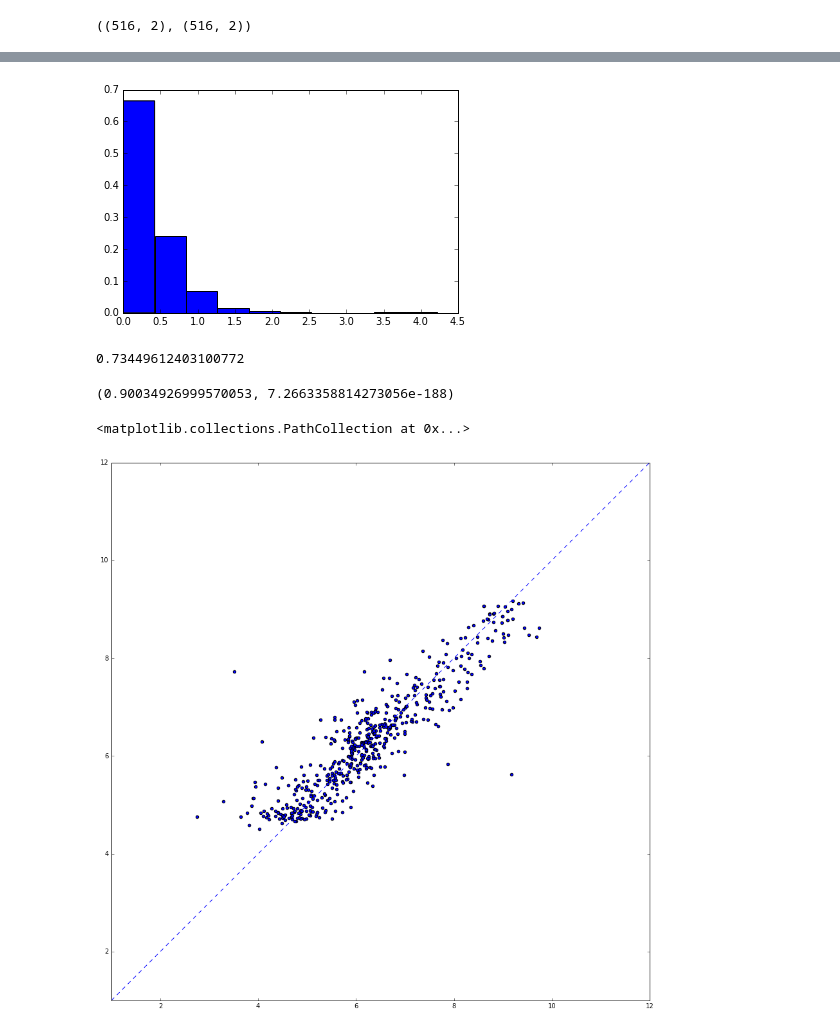
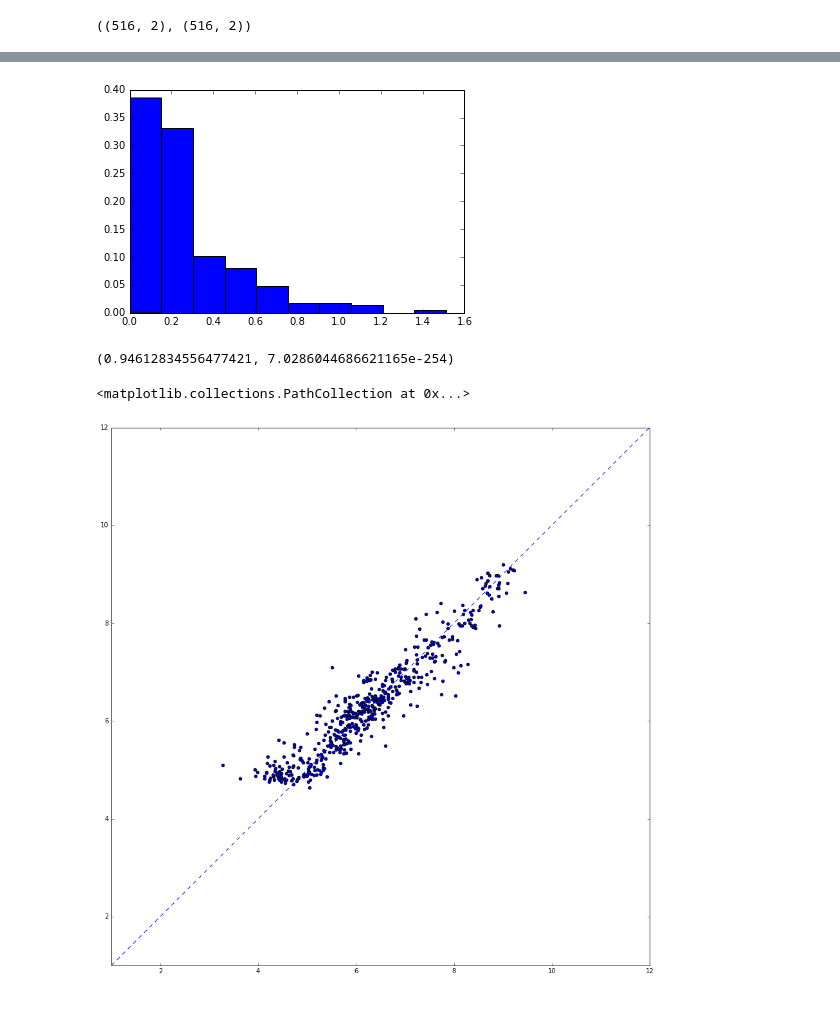
Before and after one commit to martin-sicho/MI_ADM, a Jupyter notebook: analysis.ipynb, the cells around one changed output, grey strips where cells are left out. Drawn from its saved outputs; the diff is of its cells as text; code cells hidden in the pictures.

```diff
--- a/analysis.ipynb
+++ b/analysis.ipynb
@@ -6,3 +8,17 @@ predictions_rf = pickle.load(open('validation_set_predictions_rf.pickle', 'rb'))
 predictions_svr.shape, predictions_rf.shape
 # %% [output]
 ((516, 2), (516, 2))
+# %%
+import numpy as np
+
+def convert_to_conc(column):
+    return column.apply(lambda x : np.power(10, -1 * x) * 1.0e9)
+
+predictions_svr['ic50_predicted_nM'] = convert_to_conc(predictions_svr.ic50_predicted)
+predictions_svr['ic50_true_nM']= convert_to_conc(predictions_svr.ic50_true)
+predictions_rf['ic50_predicted_nM'] = convert_to_conc(predictions_rf.ic50_predicted)
+predictions_rf['ic50_true_nM']= convert_to_conc(predictions_rf.ic50_true)
+# %%
+print(predictions_rf.shape)
+predictions_rf.index = predictions_svr.index
+predictions_rf.head()
@@ -8,0 +46,10 @@ predictions_svr.shape, predictions_rf.shape
+# %%
+threshold = MAX_ERROR
+
+diffs_rf = ((predictions_rf.ic50_predicted_nM - predictions_rf.ic50_true_nM).abs() < threshold).tolist()
+accurate_rf = predictions_rf[diffs_rf]
+
+diffs_svr = ((predictions_svr.ic50_predicted_nM - predictions_svr.ic50_true_nM).abs() < threshold).tolist()
+accurate_svr = predictions_svr[diffs_svr]
+
+print(accurate_rf.shape, accurate_svr.shape)
@@ -8,0 +58,6 @@ predictions_svr.shape, predictions_rf.shape
+# %%
+from pandas import merge
+
+accurate_all = merge(accurate_rf, accurate_svr, suffixes=('_rf', '_svr'), left_index=True, right_index=True, how='inner')
+print(accurate_all.shape)
+accurate_all.head()
@@ -9,21 +73,17 @@ predictions_svr.shape, predictions_rf.shape
 # %%
 %matplotlib inline
 from matplotlib import pyplot as plt
 import numpy as np
 
 differences = []
-for x, y in zip(predictions_rf.ic50_predicted, predictions_svr.ic50_predicted):
+for x, y in zip(accurate_all.ic50_predicted_rf, accurate_all.ic50_predicted_svr):
     differences.append(abs(x - y))
 differences = np.array(differences)
 weights = np.ones_like(differences) / len(differences)
 plt.hist(differences, weights=weights)
 plt.show()
 # %% [output]
-[figure, old version]
+[figure, new version]
-# %%
-(differences < 0.5).sum() / len(weights)
-# %% [output]
-0.73449612403100772
 # %%
 from scipy.stats import pearsonr
 
@@ -43,6 +103,6 @@ plt.scatter(
     , s=20
 )
 # %% [output]
-(0.90034926999570053, 7.2663358814273056e-188)
+(0.94612834556477421, 7.0286044686621165e-254)
 <matplotlib.collections.PathCollection at 0x...>
-[figure, old version]
+[figure, new version]
```
Also changed, not shown: parts of 5 cells of this notebook.
